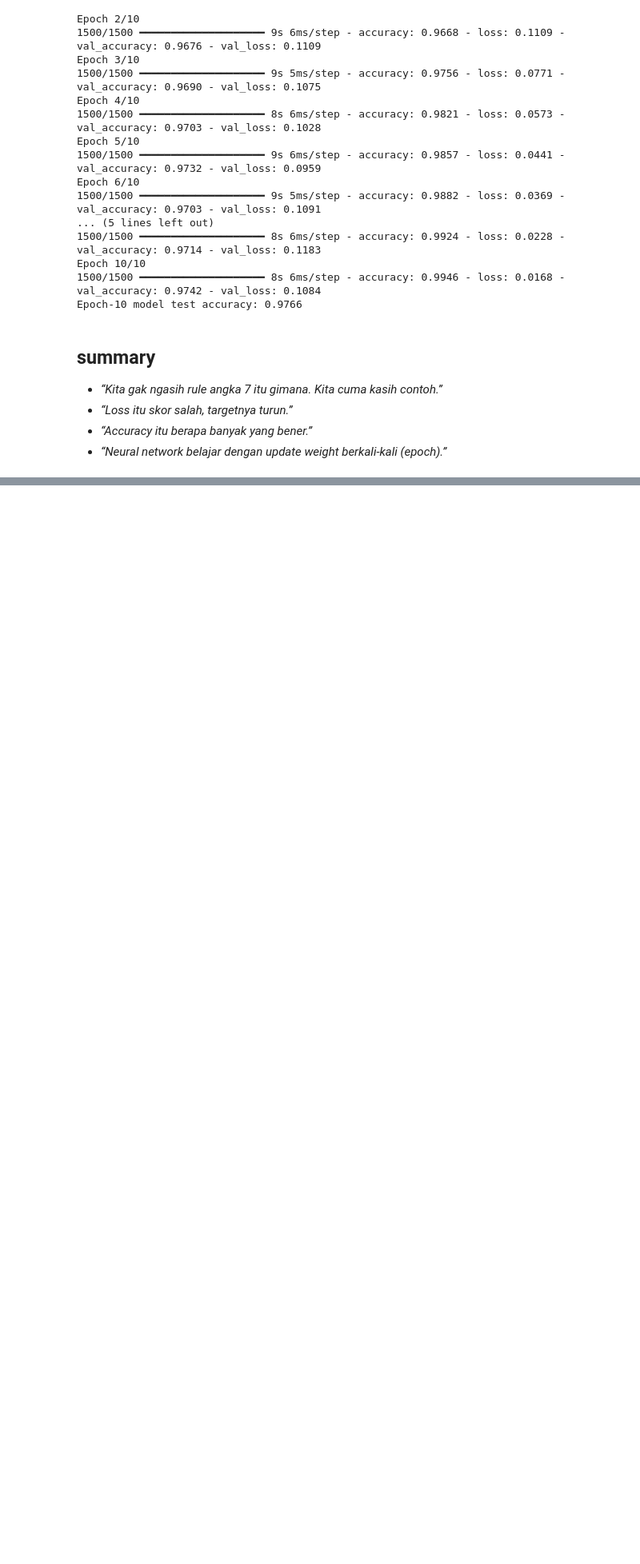
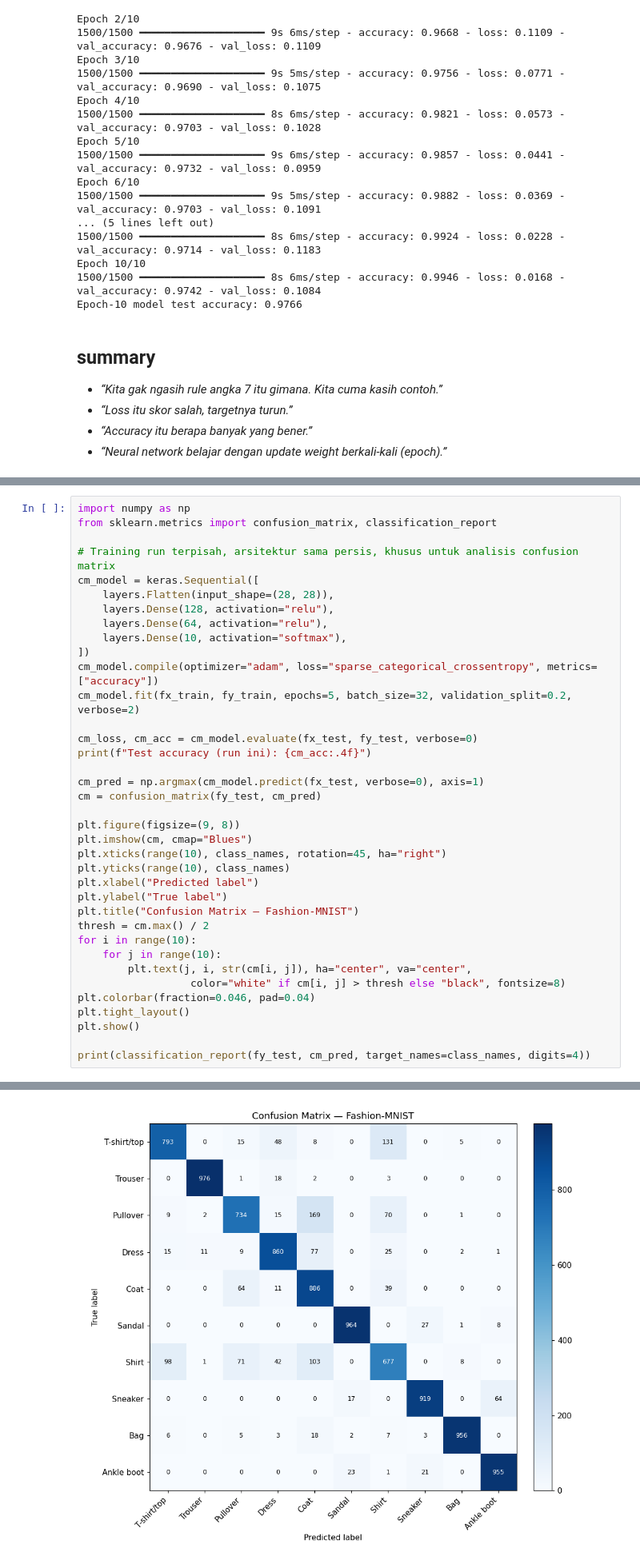
Before and after one commit to arielshakaramiro/deep-learning-mnist-neural-network-arielshakaramiro, a Jupyter notebook: Deep_Learning_Lite.ipynb, the cells around one changed output, grey strips where cells are left out. Shown at 80% size. Saved outputs shown, nothing was run; the diff lists cells and outputs as text; blank space fills up the shorter version.

```diff
--- a/Deep_Learning_Lite.ipynb
+++ b/Deep_Learning_Lite.ipynb
@@ -401,0 +408,38 @@ Epoch-10 model test accuracy: 0.9766
+# %%
+import numpy as np
+from sklearn.metrics import confusion_matrix, classification_report
+
+# Training run terpisah, arsitektur sama persis, khusus untuk analisis confusion matrix
+cm_model = keras.Sequential([
+    layers.Flatten(input_shape=(28, 28)),
+    layers.Dense(128, activation="relu"),
+    layers.Dense(64, activation="relu"),
+    layers.Dense(10, activation="softmax"),
+])
+cm_model.compile(optimizer="adam", loss="sparse_categorical_crossentropy", metrics=["accuracy"])
+cm_model.fit(fx_train, fy_train, epochs=5, batch_size=32, validation_split=0.2, verbose=2)
+
+cm_loss, cm_acc = cm_model.evaluate(fx_test, fy_test, verbose=0)
+print(f"Test accuracy (run ini): {cm_acc:.4f}")
+
+cm_pred = np.argmax(cm_model.predict(fx_test, verbose=0), axis=1)
+cm = confusion_matrix(fy_test, cm_pred)
+
+plt.figure(figsize=(9, 8))
+plt.imshow(cm, cmap="Blues")
+plt.xticks(range(10), class_names, rotation=45, ha="right")
+plt.yticks(range(10), class_names)
+plt.xlabel("Predicted label")
+plt.ylabel("True label")
+plt.title("Confusion Matrix — Fashion-MNIST")
+thresh = cm.max() / 2
+for i in range(10):
+    for j in range(10):
+        plt.text(j, i, str(cm[i, j]), ha="center", va="center",
+                  color="white" if cm[i, j] > thresh else "black", fontsize=8)
+plt.colorbar(fraction=0.046, pad=0.04)
+plt.tight_layout()
+plt.show()
+
+print(classification_report(fy_test, cm_pred, target_names=class_names, digits=4))
+# %% [output]
@@ -401,0 +457 @@ Epoch-10 model test accuracy: 0.9766
+[figure, added]
```
Also changed, not shown: parts of 3 cells of this notebook.
